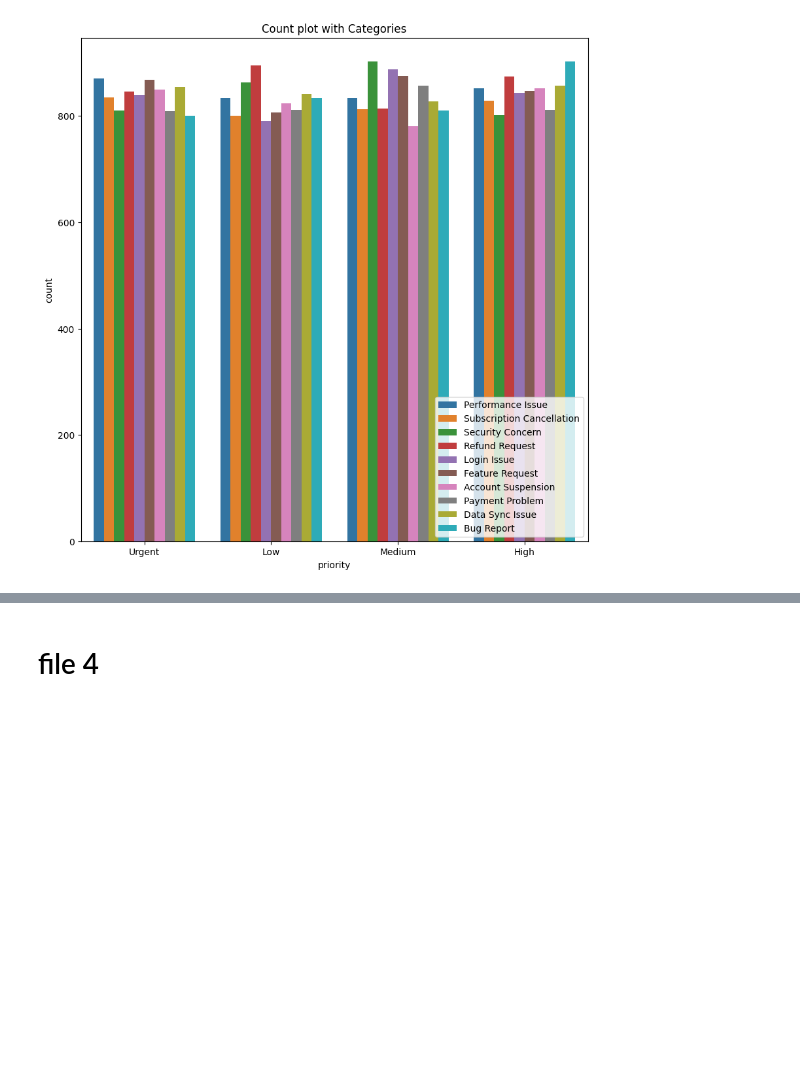
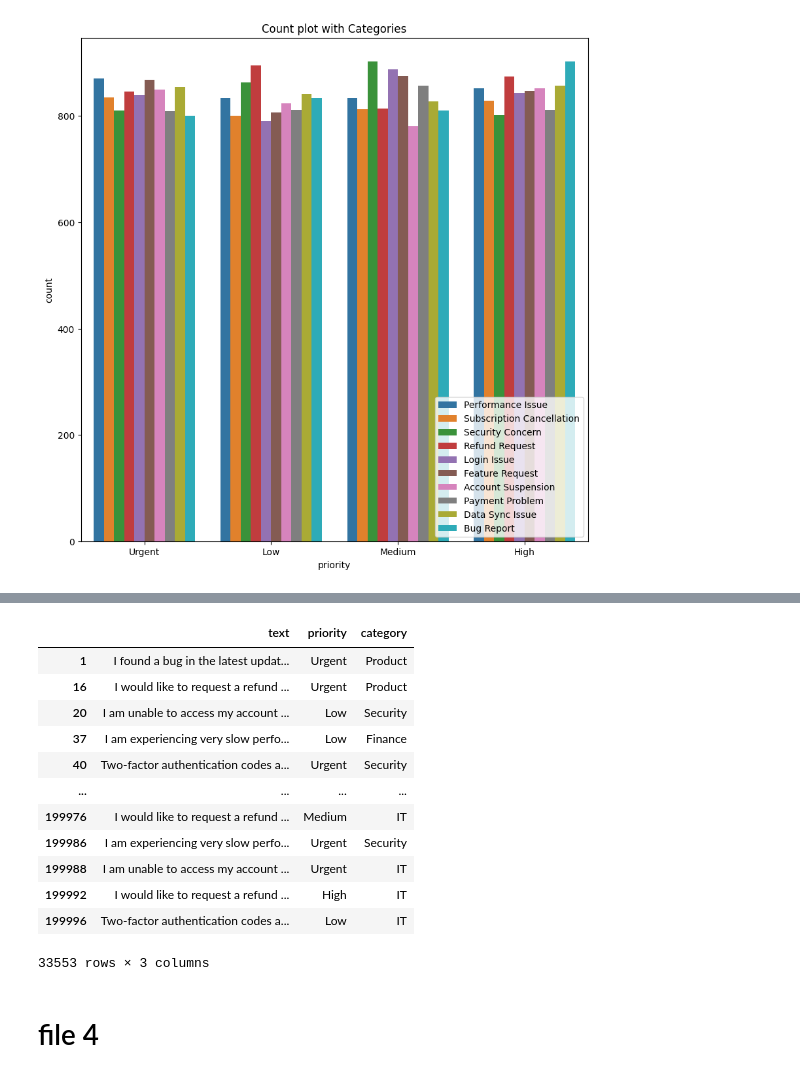
Before and after one commit to rohit-447/ml-learning, a Jupyter notebook: complaint-priority-system.ipynb, the cells around one changed output, grey strips where cells are left out. Cells and saved outputs as stored; diff of their text form; code cells hidden in the pictures; blank space fills up the shorter version.

```diff
--- a/complaint-priority-system.ipynb
+++ b/complaint-priority-system.ipynb
@@ -344,0 +401,3 @@ plt.show()
+# %%
+#catogires rename
+df_3['category']=df_3['category'].replace({'Refund Request':'Finance','Feature Request': 'Customer Service','Performance Issue':'Product','Data Sync Issue':'IT', 'Security Concern': 'Security', 'Login Issue':'IT','Bug Report':'IT', 'Account Suspension':'Security', 'Payment Problem':'Finance','Subscription Cancellation':'Product' })
@@ -345,3 +414,22 @@ plt.show()
+# %%
+df_3m=df_3[['issue_description','priority','category']]
+# %%
+df_3m=df_3m.rename(columns={'issue_description':'text'})
+df_3m
+# %% [output]
+|  | text | priority | category |
+| 1 | I found a bug in the latest updat... | Urgent | Product |
+| 16 | I would like to request a refund ... | Urgent | Product |
+| 20 | I am unable to access my account ... | Low | Security |
+| 37 | I am experiencing very slow perfo... | Low | Finance |
+| 40 | Two-factor authentication codes a... | Urgent | Security |
+| ... | ... | ... | ... |
+| 199976 | I would like to request a refund ... | Medium | IT |
+| 199986 | I am experiencing very slow perfo... | Urgent | Security |
+| 199988 | I am unable to access my account ... | Urgent | IT |
+| 199992 | I would like to request a refund ... | High | IT |
+| 199996 | Two-factor authentication codes a... | Low | IT |
+33553 rows × 3 columns
 # %% [markdown]
 # file 4
 # %%
```
Also changed, not shown: parts of 27 cells of this notebook.
